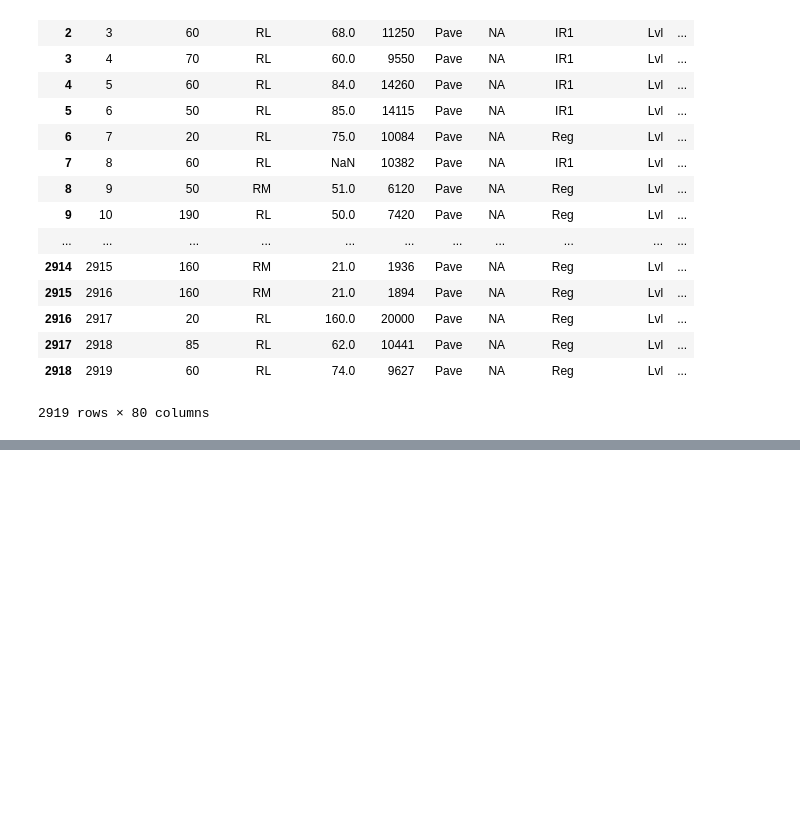
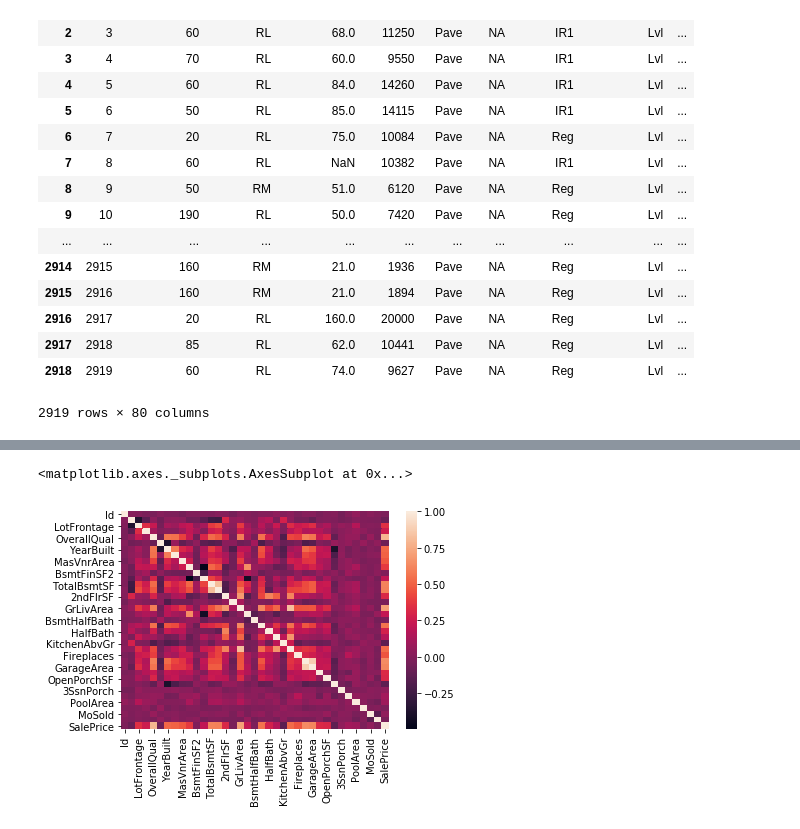
Before and after one commit to hkcaddes/MachineLearningPythonProject, a Jupyter notebook: Brandon/ML_project_wrangling.ipynb, the cells around one changed output, grey strips where cells are left out. Saved outputs shown, nothing was run; the diff lists cells and outputs as text; code cells hidden in the pictures; blank space fills up the shorter version.

```diff
--- a/Brandon/ML_project_wrangling.ipynb
+++ b/Brandon/ML_project_wrangling.ipynb
@@ -176,5 +176,5 @@ df
 | 2918 | 2919 | 60 | RL | 74.0 | 9627 | Pave | NA | Reg | Lvl | ... |
 2919 rows × 80 columns
 # %%
-df_train = df[df['Id'] <= 1460]
+df_train = df[df['Id'] <= 1460].copy()
 # %%
@@ -199,2 +188,4 @@ See the caveats in the documentation: http://pandas.pydata.org/pandas-docs/stabl
 # %%
 #both datasets are now clean, but no feature engineering has been done
+# %%
+df_train['SalePrice'] = train['SalePrice']
@@ -200,0 +217,5 @@ See the caveats in the documentation: http://pandas.pydata.org/pandas-docs/stabl
+# %%
+sns.heatmap(df_train.corr())
+# %% [output]
+<matplotlib.axes._subplots.AxesSubplot at 0x...>
+[figure, added]
```
Also changed, not shown: parts of 31 cells of this notebook.
